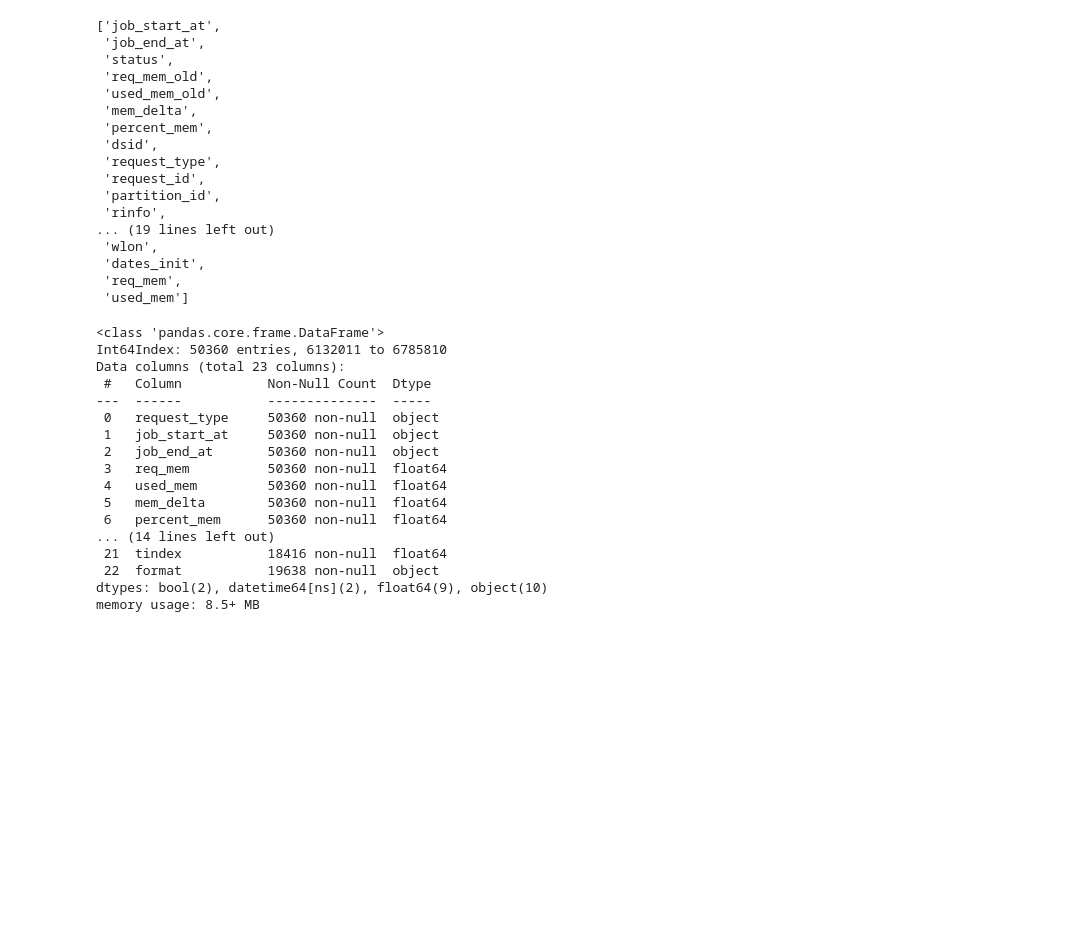
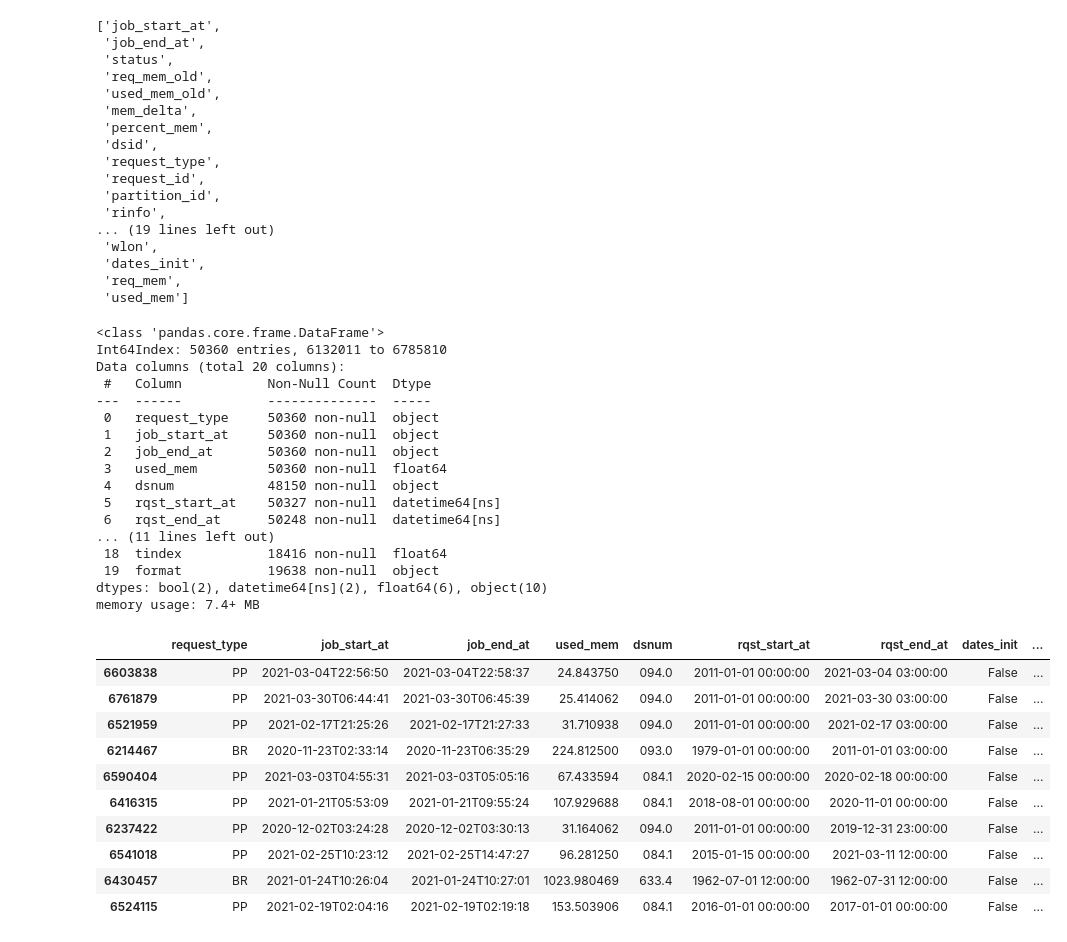
Before and after one commit to NCAR/rda-ML-resource, a Jupyter notebook: add-rinfo-features.ipynb, the cells around one changed output. Drawn from its saved outputs; the diff is of its cells as text; code cells hidden in the pictures; blank space fills up the shorter version.

Commit message:
Changed features included in training df

```diff
--- a/add-rinfo-features.ipynb
+++ b/add-rinfo-features.ipynb
@@ -401,8 +401,7 @@ list(df.columns)
  'used_mem']
 # %%
 training_features = ['request_type', 'job_start_at',
-                     'job_end_at', 'req_mem', 'used_mem',
-                     'mem_delta', 'percent_mem',
+                     'job_end_at', 'used_mem',
                      'dsnum', 'rqst_start_at', 'rqst_end_at',
                      'dates_init', 'slat', 'nlat',
                      'wlon', 'elon', 'gui', 'parameters',
@@ -415,21 +414,35 @@ training_df.info()
 # %% [output]
 <class 'pandas.core.frame.DataFrame'>
 Int64Index: 50360 entries, 6132011 to 6785810
-Data columns (total 23 columns):
+Data columns (total 20 columns):
  #   Column           Non-Null Count  Dtype
 ---  ------           --------------  -----
  0   request_type     50360 non-null  object
  1   job_start_at     50360 non-null  object
  2   job_end_at       50360 non-null  object
- 3   req_mem          50360 non-null  float64
- 4   used_mem         50360 non-null  float64
- 5   mem_delta        50360 non-null  float64
- 6   percent_mem      50360 non-null  float64
-... (14 lines left out)
- 21  tindex           18416 non-null  float64
- 22  format           19638 non-null  object
-dtypes: bool(2), datetime64[ns](2), float64(9), object(10)
-memory usage: 8.5+ MB
+ 3   used_mem         50360 non-null  float64
+ 4   dsnum            48150 non-null  object
+ 5   rqst_start_at    50327 non-null  datetime64[ns]
+ 6   rqst_end_at      50248 non-null  datetime64[ns]
+... (11 lines left out)
+ 18  tindex           18416 non-null  float64
+ 19  format           19638 non-null  object
+dtypes: bool(2), datetime64[ns](2), float64(6), object(10)
+memory usage: 7.4+ MB
 # %%
 training_path = '/glade/work/jdubeau/job-metrics-training.json'
 training_df.to_json(training_path, date_format = 'iso')
+# %%
+training_df.sample(10)
+# %% [output]
+|  | request_type | job_start_at | job_end_at | used_mem | dsnum | rqst_start_at | rqst_end_at | dates_init | ... |
+| 6603838 | PP | 2021-03-04T22:56:50 | 2021-03-04T22:58:37 | 24.843750 | 094.0 | 2011-01-01 00:00:00 | 2021-03-04 03:00:00 | False | ... |
+| 6761879 | PP | 2021-03-30T06:44:41 | 2021-03-30T06:45:39 | 25.414062 | 094.0 | 2011-01-01 00:00:00 | 2021-03-30 03:00:00 | False | ... |
+| 6521959 | PP | 2021-02-17T21:25:26 | 2021-02-17T21:27:33 | 31.710938 | 094.0 | 2011-01-01 00:00:00 | 2021-02-17 03:00:00 | False | ... |
+| 6214467 | BR | 2020-11-23T02:33:14 | 2020-11-23T06:35:29 | 224.812500 | 093.0 | 1979-01-01 00:00:00 | 2011-01-01 03:00:00 | False | ... |
+| 6590404 | PP | 2021-03-03T04:55:31 | 2021-03-03T05:05:16 | 67.433594 | 084.1 | 2020-02-15 00:00:00 | 2020-02-18 00:00:00 | False | ... |
+| 6416315 | PP | 2021-01-21T05:53:09 | 2021-01-21T09:55:24 | 107.929688 | 084.1 | 2018-08-01 00:00:00 | 2020-11-01 00:00:00 | False | ... |
+| 6237422 | PP | 2020-12-02T03:24:28 | 2020-12-02T03:30:13 | 31.164062 | 094.0 | 2011-01-01 00:00:00 | 2019-12-31 23:00:00 | False | ... |
+| 6541018 | PP | 2021-02-25T10:23:12 | 2021-02-25T14:47:27 | 96.281250 | 084.1 | 2015-01-15 00:00:00 | 2021-03-11 12:00:00 | False | ... |
+| 6430457 | BR | 2021-01-24T10:26:04 | 2021-01-24T10:27:01 | 1023.980469 | 633.4 | 1962-07-01 12:00:00 | 1962-07-31 12:00:00 | False | ... |
+| 6524115 | PP | 2021-02-19T02:04:16 | 2021-02-19T02:19:18 | 153.503906 | 084.1 | 2016-01-01 00:00:00 | 2017-01-01 00:00:00 | False | ... |
```
